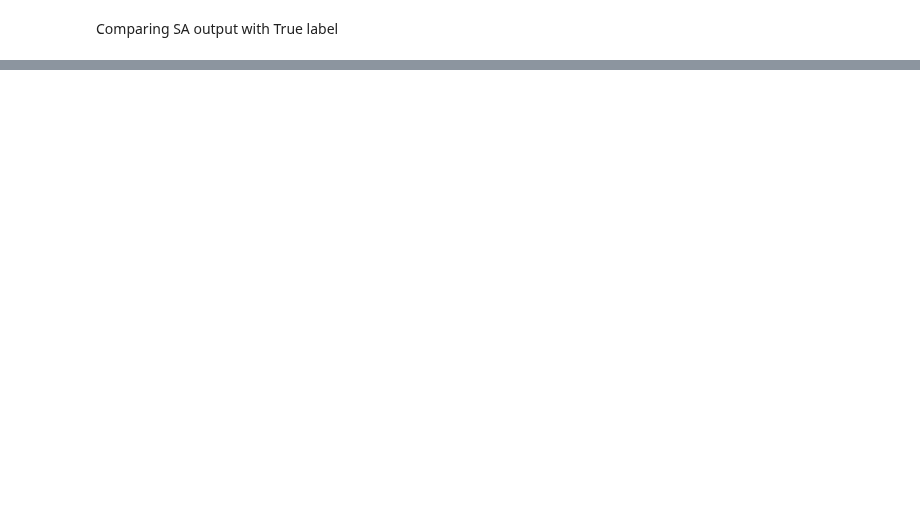
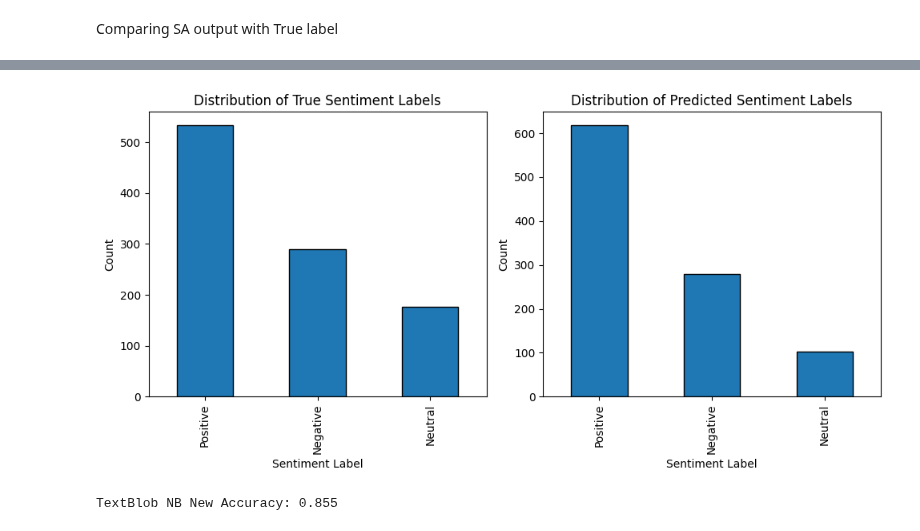
Before and after one commit to wd686/InkSightAnalyzer, a Jupyter notebook: SA [Wudi].ipynb, the cells around one changed output, grey strips where cells are left out. Cells and saved outputs as stored; diff of their text form; code cells hidden in the pictures; blank space fills up the shorter version.

```diff
--- a/SA [Wudi].ipynb
+++ b/SA [Wudi].ipynb
@@ -284,0 +338,4 @@ plt.show()
+# %%
+# Train Naive Bayes classifier
+nb = MultinomialNB()
+nb.fit(X_train_vectorized, y_train)
@@ -284,0 +361,41 @@ plt.show()
+# %%
+# Vectorize the entire dataset
+X_full_vectorized = vectorizer.transform(df_sa['Combined Text'])  # Use the same vectorizer
+
+# Make predictions for the entire dataset
+df_sa['Predicted_Label_NB'] = nb.predict(X_full_vectorized)
+# %%
+import matplotlib.pyplot as plt
+
+# Step 1: Count the occurrences of each sentiment label in the True_Label and Predicted_Label_NB columns
+true_label_counts = df_sa['True_Label'].value_counts()
+predicted_label_counts = df_sa['Predicted_Label_NB'].value_counts()
+
+# Step 2: Plot the distribution using a bar chart
+
+# Plot the distribution of True Labels
+plt.figure(figsize=(10, 5))
+
+plt.subplot(1, 2, 1)
+true_label_counts.plot(kind='bar', edgecolor='black')
+plt.xlabel('Sentiment Label')
+plt.ylabel('Count')
+plt.title('Distribution of True Sentiment Labels')
+
+# Plot the distribution of Predicted Labels
+plt.subplot(1, 2, 2)
+predicted_label_counts.plot(kind='bar', edgecolor='black')
+plt.xlabel('Sentiment Label')
+plt.ylabel('Count')
+plt.title('Distribution of Predicted Sentiment Labels')
+
+# Show the plots
+plt.tight_layout()
+plt.show()
+# %% [output]
+[figure, added]
+# %%
+textblobnb_accuracy_afterTrain = accuracy_score(df_sa['True_Label'], df_sa['Predicted_Label_NB'])
+print("TextBlob NB New Accuracy:", textblobnb_accuracy_afterTrain)
+# %% [output]
+TextBlob NB New Accuracy: 0.855
```
Also changed, not shown: parts of 39 cells of this notebook, 4 other files.
